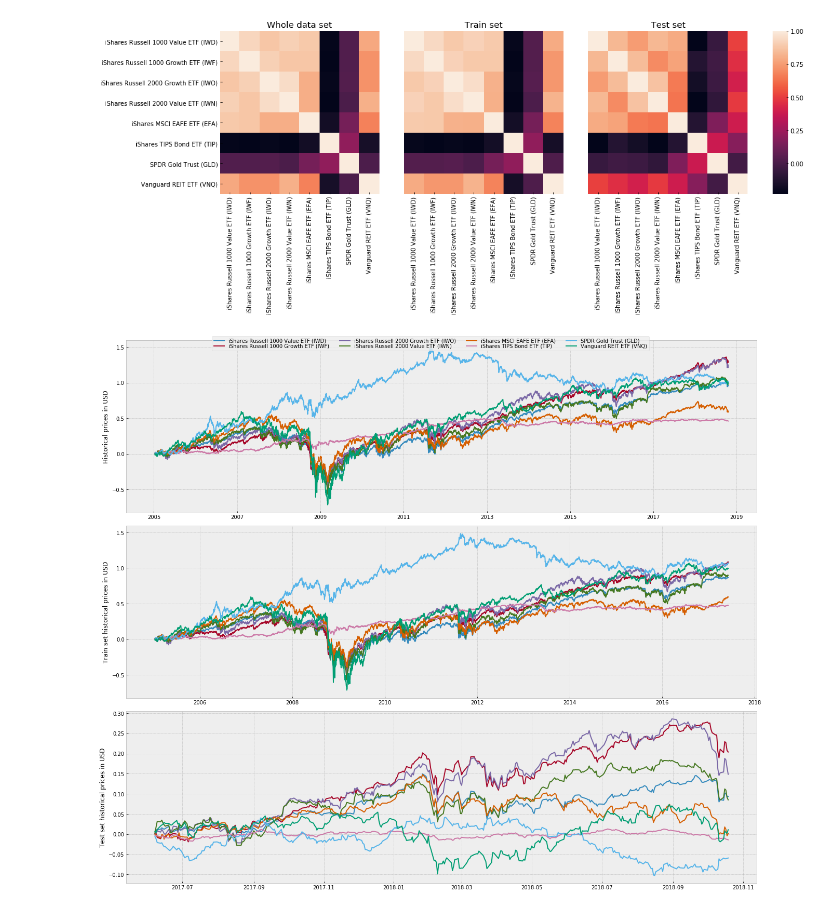
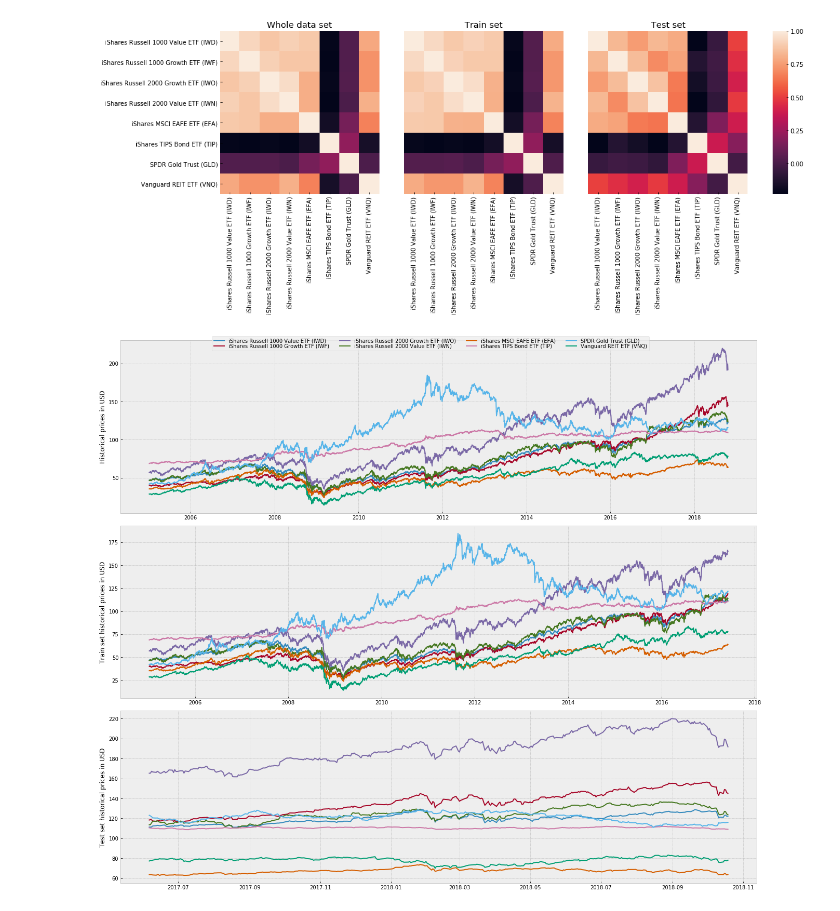
Before and after one commit to SvenBecker/pgtaa, a Jupyter notebook: notebooks/data_analysis.ipynb, the cells around one changed output. Cells and saved outputs as stored; diff of their text form; code cells hidden in the pictures.

```diff
--- a/notebooks/data_analysis.ipynb
+++ b/notebooks/data_analysis.ipynb
@@ -58,17 +88,17 @@ plt.show()
 [figure]
 # %%
 fig, axes = plt.subplots(3,1, sharex=False, figsize=(18,15))
-l = axes[0].plot(assets.cumsum())
+l = axes[0].plot(df.iloc[:,:8])
 axes[0].set_ylabel('Historical prices in USD')
-axes[1].plot(assets_train.cumsum())
+axes[1].plot(train.iloc[:,:8])
 axes[1].set_ylabel('Train set historical prices in USD')
-axes[2].plot(assets_test.cumsum())
+axes[2].plot(test.iloc[:,:8])
 axes[2].set_ylabel('Test set historical prices in USD')
 plt.figlegend(l, ASSET_NAMES, loc="upper center", ncol=4, labelspacing=0.)
 plt.tight_layout()
 plt.show()
 # %% [output]
-[figure, old version]
+[figure, new version]
 # %%
 plt.style.use('seaborn-paper')
 fig, axes = plt.subplots(3,1, sharex=False, figsize=(18,15))
```
Also changed, not shown: parts of 15 cells of this notebook, 8 other files.
